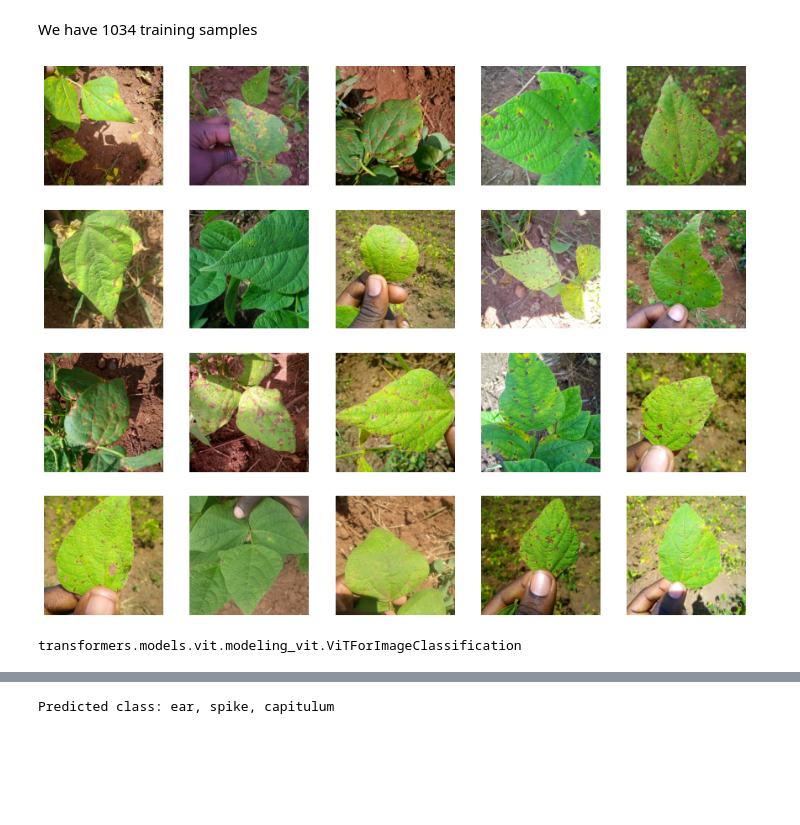
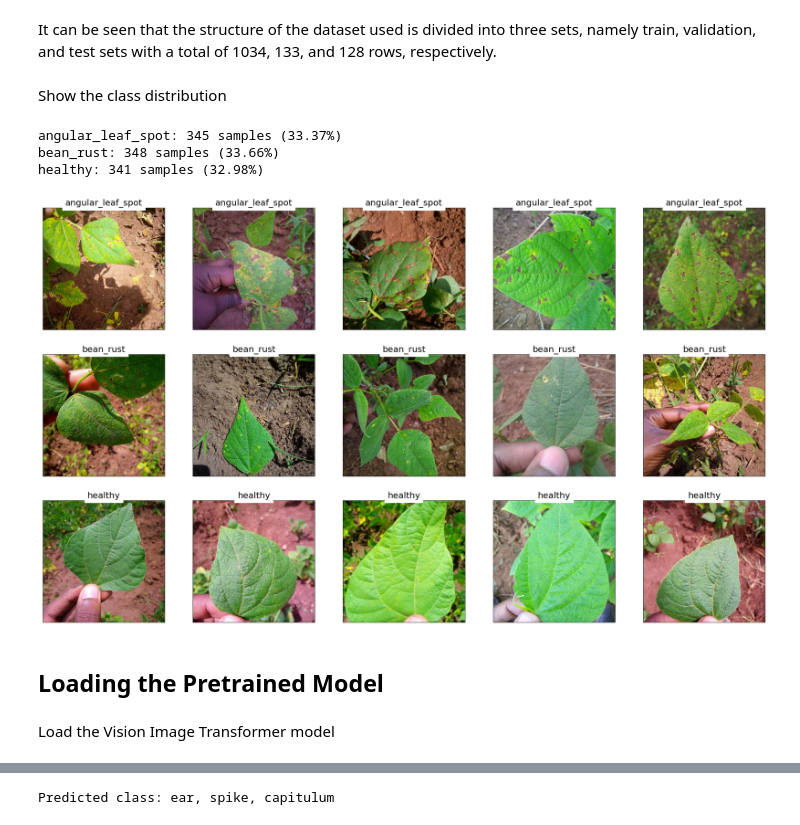
Before and after one commit to trizkynoviandy/bean-leaf-classification, a Jupyter notebook: bean-leaf-classification.ipynb, the cells around one changed output, grey strips where cells are left out. Cells and saved outputs as stored; diff of their text form; code cells hidden in the pictures; blank space fills up the shorter version.

```diff
--- a/bean-leaf-classification.ipynb
+++ b/bean-leaf-classification.ipynb
@@ -24,23 +44,43 @@ Dataset({
 })
-# %% [markdown]
-We have 1034 training samples
-# %%
-fig=plt.figure(figsize=(15, 12))
-for i in range(0, 20):
-  fig.add_subplot(4, 5, i + 1)
-  plt.imshow(dataset["train"][i]["image"])
-  plt.axis('off')
-plt.show()
-# %% [output]
-[figure, removed]
+# %% [markdown]
+It can be seen that the structure of the dataset used is divided into three sets, namely train, validation, and test sets with a total of 1034, 133, and 128 rows, respectively.
+# %% [markdown]
+Show the class distribution
+# %%
+labels = dataset['train'].features['labels'].names
+values, counts = np.unique(dataset["train"]["labels"], return_counts=True)
+
+for count, item in enumerate(counts):
+    percentage = (item / sum(counts) * 100)
+    print(f"{labels[count]}: {item} samples ({percentage:.2f}%)")
+# %% [output]
+angular_leaf_spot: 345 samples (33.37%)
+bean_rust: 348 samples (33.66%)
+healthy: 341 samples (32.98%)
+# %%
+fig = plt.figure(figsize=(30, 30))
+
+for i in range(15):
+    ax = fig.add_subplot(5, 5, i + 1, xticks=[], yticks=[])
+    if i <=4:
+        index = 0
+    elif i >4 and i<=9:
+        index = 500
+    else:
+        index = 1000
+    ax.imshow(dataset["train"][i+index]["image"])
+    label_name = dataset["train"][i+index]["labels"]
+    ax.set_title(str(labels[label_name]), backgroundcolor='white', fontsize=20)
+# %% [output]
+[figure, added]
 # %%
 device = torch.device('cuda' if torch.cuda.is_available() else 'cpu')
 model = ViTForImageClassification.from_pretrained('google/vit-base-patch16-224')
 #model.eval()
 #model.to(device);
-# %%
-type(model)
-# %% [output]
-transformers.models.vit.modeling_vit.ViTForImageClassification
+# %% [markdown]
+## Loading the Pretrained Model
+# %% [markdown]
+Load the Vision Image Transformer model
 # %%
 feature_extractor = ViTFeatureExtractor.from_pretrained('google/vit-base-patch16-224')
```
Also changed, not shown: parts of 20 cells of this notebook.
